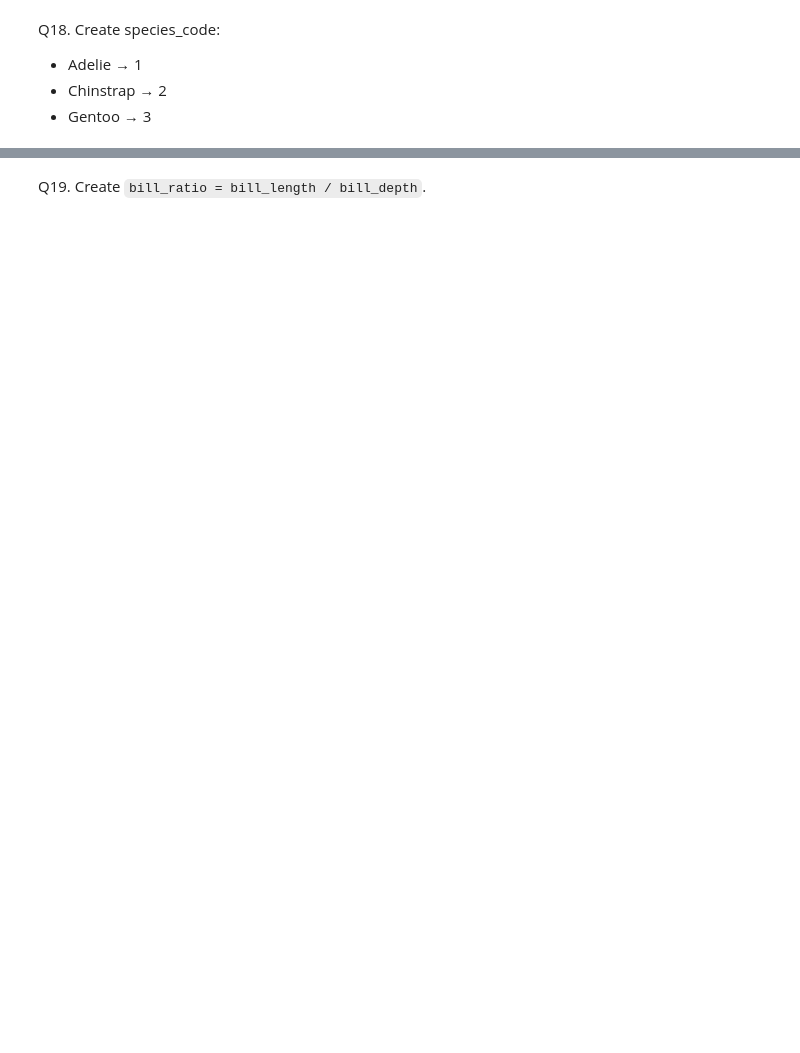
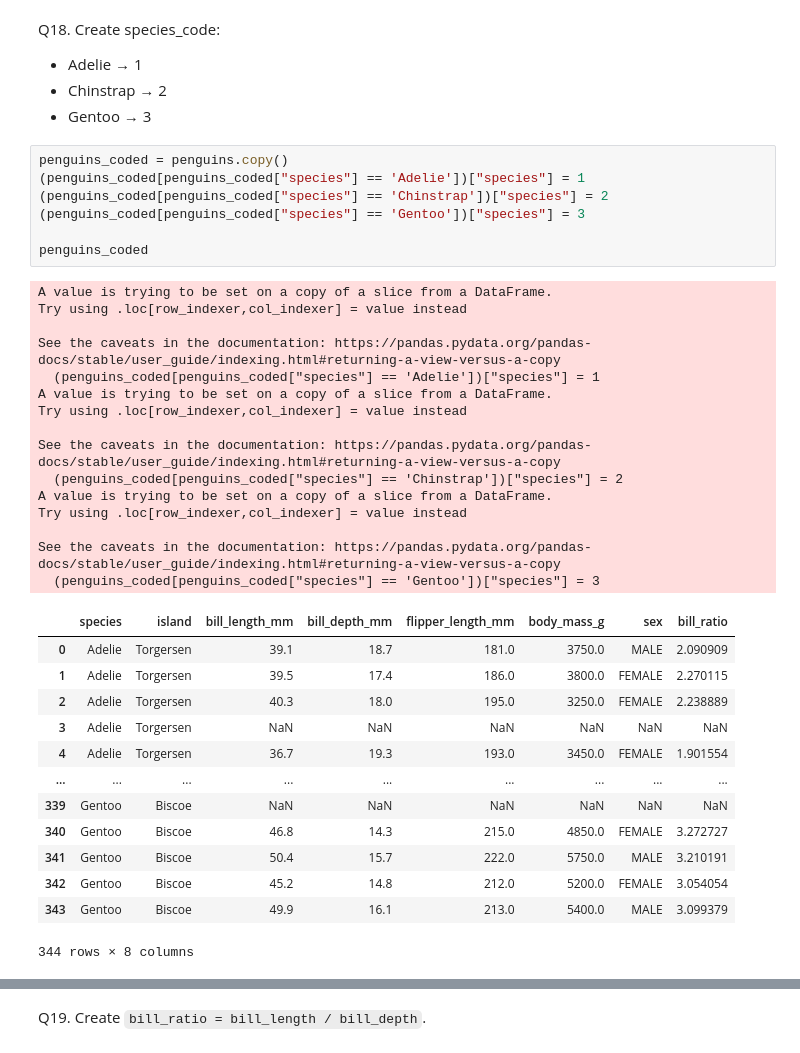
Before and after one commit to gpugovka/ML-stuff, a Jupyter notebook: Mini_Project_Part2_Erin.ipynb, the cells around one changed output, grey strips where cells are left out. Drawn from its saved outputs; the diff is of its cells as text; blank space fills up the shorter version.

```diff
--- a/Mini_Project_Part2_Erin.ipynb
+++ b/Mini_Project_Part2_Erin.ipynb
@@ -383,5 +493,41 @@ Q18. Create species_code:
 - Adelie → 1
 - Chinstrap → 2
 - Gentoo → 3
+# %%
+penguins_coded = penguins.copy()
+(penguins_coded[penguins_coded["species"] == 'Adelie'])["species"] = 1
+(penguins_coded[penguins_coded["species"] == 'Chinstrap'])["species"] = 2
+(penguins_coded[penguins_coded["species"] == 'Gentoo'])["species"] = 3
+
+penguins_coded
+# %% [output]
+A value is trying to be set on a copy of a slice from a DataFrame.
+Try using .loc[row_indexer,col_indexer] = value instead
+
+See the caveats in the documentation: https://pandas.pydata.org/pandas-docs/stable/user_guide/indexing.html#returning-a-view-versus-a-copy
+  (penguins_coded[penguins_coded["species"] == 'Adelie'])["species"] = 1
+A value is trying to be set on a copy of a slice from a DataFrame.
+Try using .loc[row_indexer,col_indexer] = value instead
+
+See the caveats in the documentation: https://pandas.pydata.org/pandas-docs/stable/user_guide/indexing.html#returning-a-view-versus-a-copy
+  (penguins_coded[penguins_coded["species"] == 'Chinstrap'])["species"] = 2
+A value is trying to be set on a copy of a slice from a DataFrame.
+Try using .loc[row_indexer,col_indexer] = value instead
+
+See the caveats in the documentation: https://pandas.pydata.org/pandas-docs/stable/user_guide/indexing.html#returning-a-view-versus-a-copy
+  (penguins_coded[penguins_coded["species"] == 'Gentoo'])["species"] = 3
+|  | species | island | bill_length_mm | bill_depth_mm | flipper_length_mm | body_mass_g | sex | bill_ratio |
+| 0 | Adelie | Torgersen | 39.1 | 18.7 | 181.0 | 3750.0 | MALE | 2.090909 |
+| 1 | Adelie | Torgersen | 39.5 | 17.4 | 186.0 | 3800.0 | FEMALE | 2.270115 |
+| 2 | Adelie | Torgersen | 40.3 | 18.0 | 195.0 | 3250.0 | FEMALE | 2.238889 |
+| 3 | Adelie | Torgersen | NaN | NaN | NaN | NaN | NaN | NaN |
+| 4 | Adelie | Torgersen | 36.7 | 19.3 | 193.0 | 3450.0 | FEMALE | 1.901554 |
+| ... | ... | ... | ... | ... | ... | ... | ... | ... |
+| 339 | Gentoo | Biscoe | NaN | NaN | NaN | NaN | NaN | NaN |
+| 340 | Gentoo | Biscoe | 46.8 | 14.3 | 215.0 | 4850.0 | FEMALE | 3.272727 |
+| 341 | Gentoo | Biscoe | 50.4 | 15.7 | 222.0 | 5750.0 | MALE | 3.210191 |
+| 342 | Gentoo | Biscoe | 45.2 | 14.8 | 212.0 | 5200.0 | FEMALE | 3.054054 |
+| 343 | Gentoo | Biscoe | 49.9 | 16.1 | 213.0 | 5400.0 | MALE | 3.099379 |
+344 rows × 8 columns
 # %%
 # DO NOT RUN THIS
```
Also changed, not shown: parts of 20 cells of this notebook.
